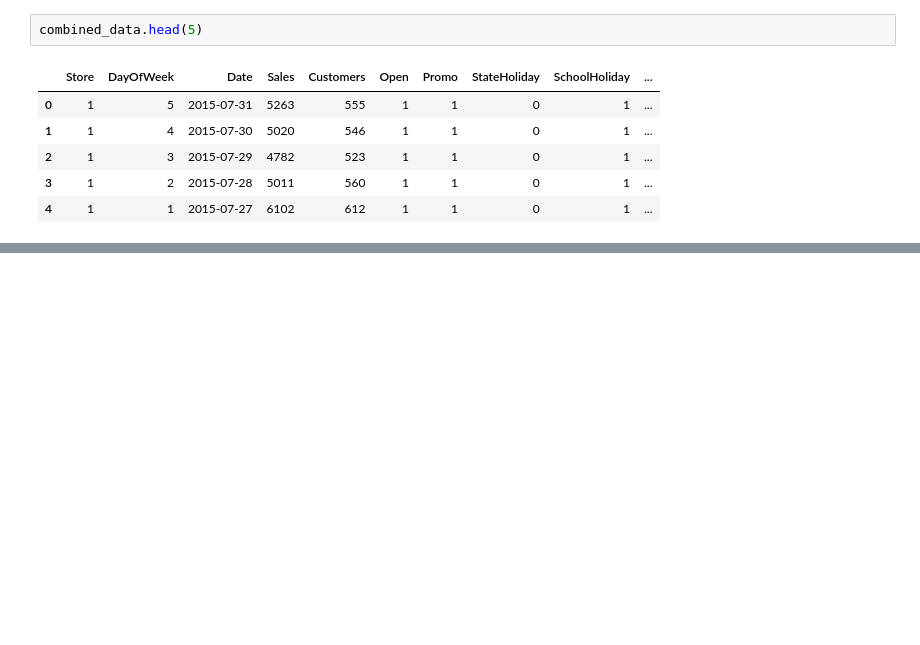
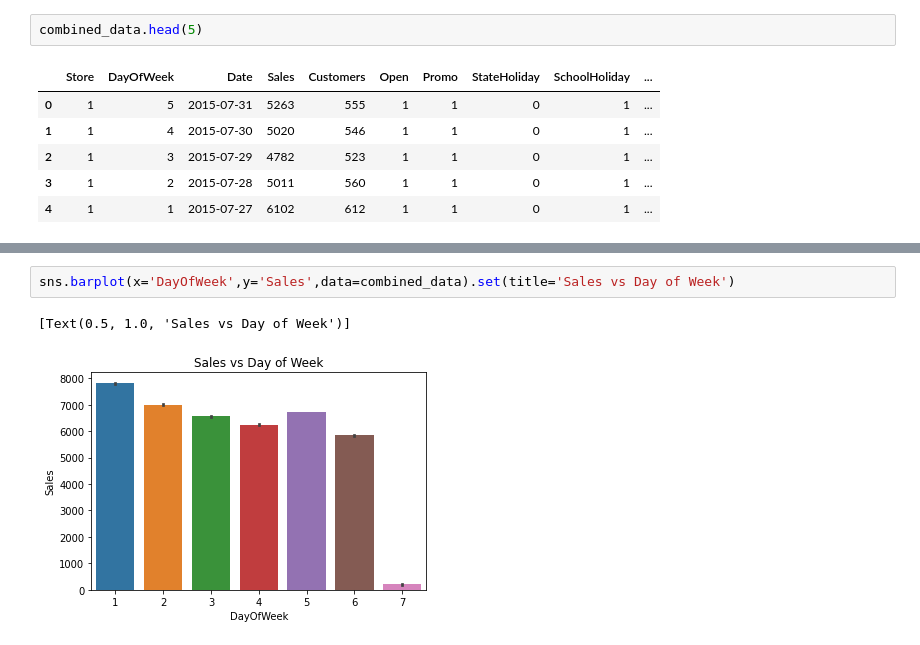
Before and after one commit to pavanibill/Hotel-booking-data-analysis, a Jupyter notebook: Pavani_of_Copy_of_Rossmann_Sales_Prediction_Capstone_Project.ipynb, the cells around one changed output, grey strips where cells are left out. Drawn from its saved outputs; the diff is of its cells as text; blank space fills up the shorter version.

```diff
--- a/Pavani_of_Copy_of_Rossmann_Sales_Prediction_Capstone_Project.ipynb
+++ b/Pavani_of_Copy_of_Rossmann_Sales_Prediction_Capstone_Project.ipynb
@@ -78,0 +144,5 @@ combined_data.head(5)
+# %%
+sns.barplot(x='DayOfWeek',y='Sales',data=combined_data).set(title='Sales vs Day of Week')
+# %% [output]
+[Text(0.5, 1.0, 'Sales vs Day of Week')]
+[figure, added]
```
Also changed, not shown: parts of 39 cells of this notebook.
